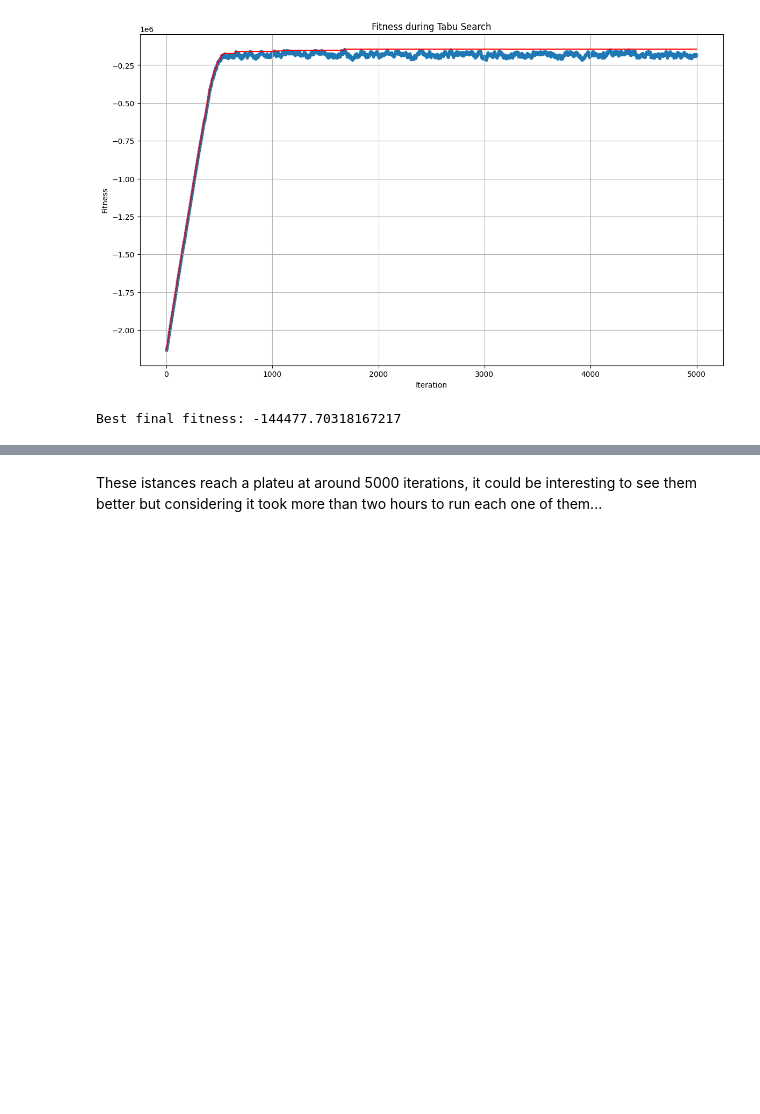
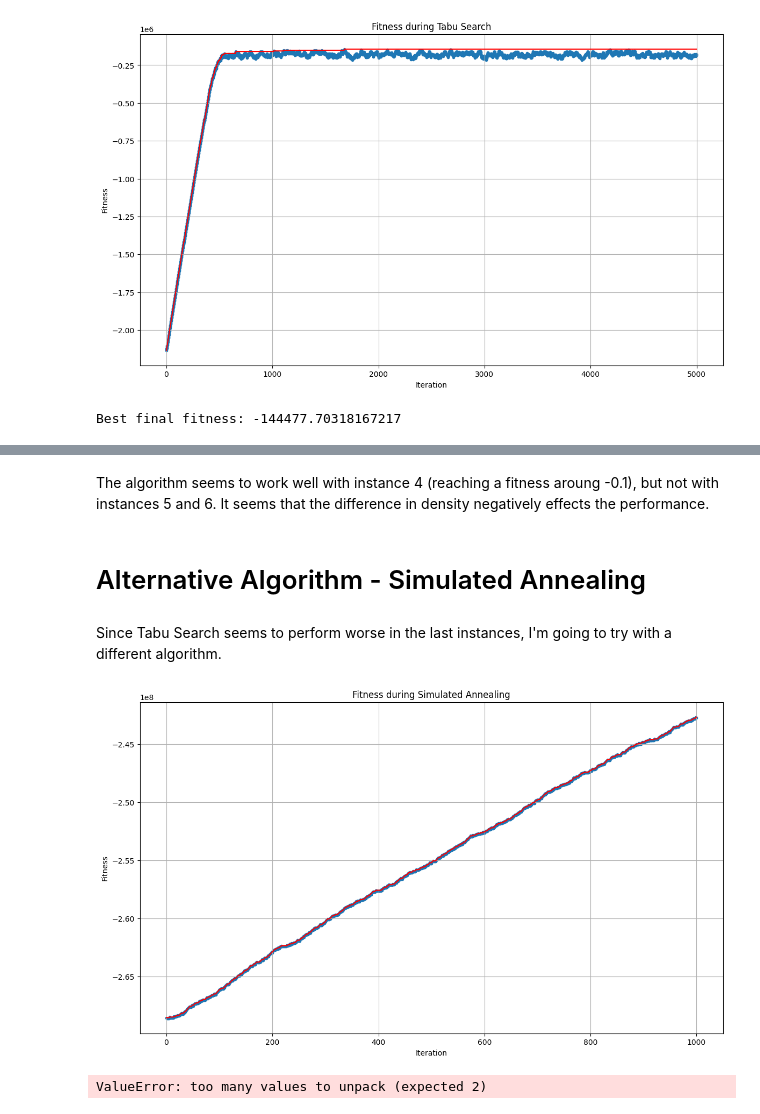
Before and after one commit to AlesoGio/CI2024_lab1, a Jupyter notebook: set-cover.ipynb, the cells around one changed output, grey strips where cells are left out. Drawn from its saved outputs; the diff is of its cells as text; code cells hidden in the pictures; blank space fills up the shorter version.

Commit message:
Inserted alterntive algorithm

```diff
--- a/set-cover.ipynb
+++ b/set-cover.ipynb
@@ -280,9 +280,13 @@ for s in range(UNIVERSE_SIZE):
 COSTS = np.power(SETS.sum(axis=1), 1.1)
 
 
-best_solution, best_fitness = tabu_search(max_iter=5000, tweaks_per_step=20, tabu_size=100)
+best_solution, best_fitness = tabu_search(max_iter=5000, tweaks_per_step=50, tabu_size=100)
 print("Best final fitness:", best_fitness)
 # %% [markdown]
 ![output6](images/output6.png)
-# %% [markdown]
-These istances reach a plateu at around 5000 iterations, it could be interesting to see them better but considering it took more than two hours to run each one of them...
+# %% [markdown]
+The algorithm seems to work well with instance 4 (reaching a fitness aroung -0.1), but not with instances 5 and 6. It seems that the difference in density negatively effects the performance.
+# %% [markdown]
+# Alternative Algorithm - Simulated Annealing
+# %% [markdown]
+Since Tabu Search seems to perform worse in the last instances, I'm going to try with a different algorithm.
@@ -288,0 +347,20 @@ These istances reach a plateu at around 5000 iterations, it could be interesting
+# %%
+# Instance 4
+UNIVERSE_SIZE = 100_000
+NUM_SETS = 10_000
+DENSITY = 0.2
+
+rng = np.random.Generator(np.random.PCG64([UNIVERSE_SIZE, NUM_SETS, int(10_000 * DENSITY)]))
+
+SETS = np.random.random((NUM_SETS, UNIVERSE_SIZE)) < DENSITY
+for s in range(UNIVERSE_SIZE):
+    if not np.any(SETS[:, s]):
+        SETS[np.random.randint(NUM_SETS), s] = True
+COSTS = np.power(SETS.sum(axis=1), 1.1)
+
+
+best_solution, best_fitness = simulated_annealing()
+print("Best final fitness:", best_fitness)
+# %% [output]
+[figure, added]
+ValueError: too many values to unpack (expected 2)
```
Also changed, not shown: parts of 10 cells of this notebook.
